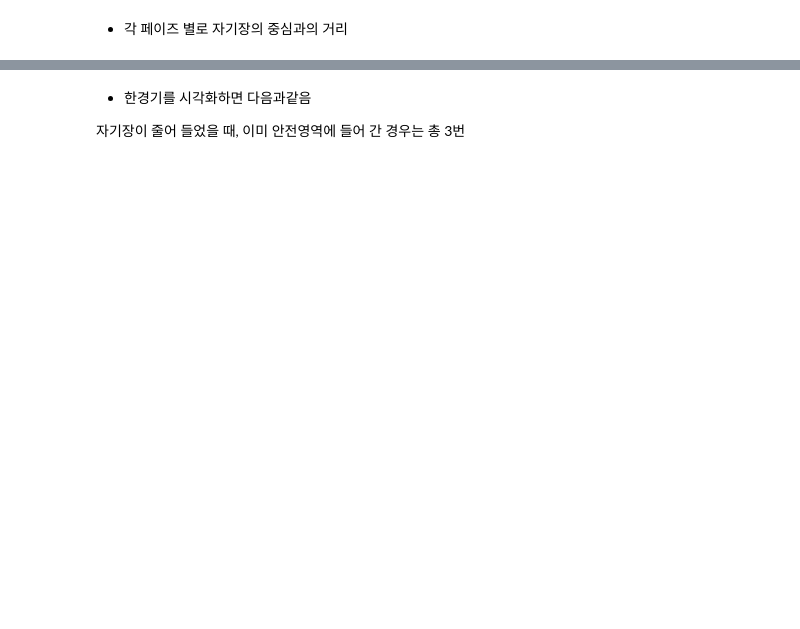
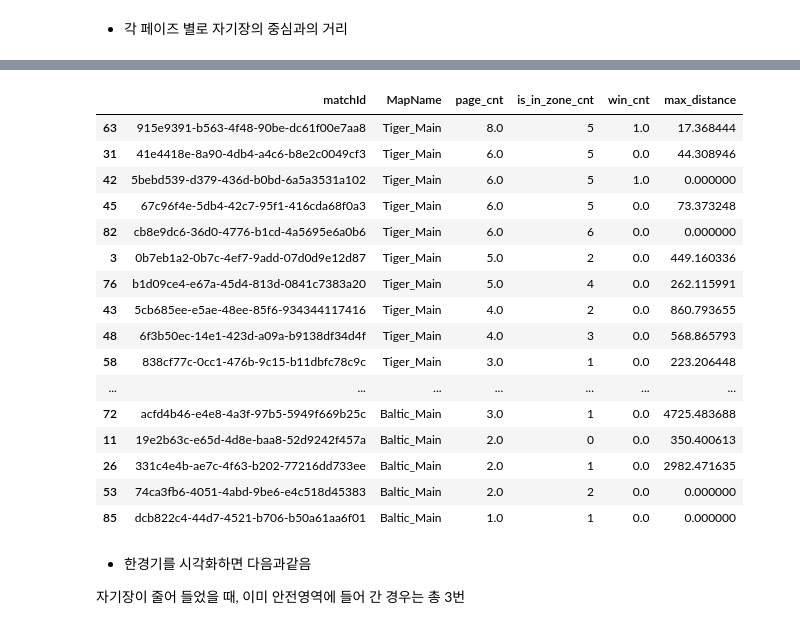
Before and after one commit to KGochae/PUBG, a Jupyter notebook: wak_battleground.ipynb, the cells around one changed output, grey strips where cells are left out. Cells and saved outputs as stored; diff of their text form; code cells hidden in the pictures; blank space fills up the shorter version.

```diff
--- a/wak_battleground.ipynb
+++ b/wak_battleground.ipynb
@@ -1699,0 +1716,4 @@ t
+# %%
+# prompt: next_blueZone.x	next_blueZone.y	next_blueZoneRadius 값이 nan 이고  lag.character.location.x	lag.character.location.y 값이 있는 ['matchId']경우 ['win'] 컬럼의 값을 1로 해줘
+
+t.loc[t['next_blueZone.x'].isna() & t['lag.character.location.x'].notna(), 'win'] = 1
@@ -1699,0 +1726,5 @@ t
+# %%
+#  lag.character.location.x	lag.character.location.y	컬럼의 값만 nan 인 경우 죽은것
+# 유저의 좌표는 있지만 자기장이 nana 인 경우 -> 게임에 승리해서 자기장이 더이상 안옴
+
+fianl_bluzone_df = t.dropna(subset=['lag.character.location.x','lag.character.location.y'])
@@ -1700,3 +1768,28 @@ t
+# %%
+fianl_bluzone_df.groupby(['matchId','MapName']).agg(
+    page_cnt = pd.NamedAgg(column='page',aggfunc='max'),
+    is_in_zone_cnt = pd.NamedAgg(column='is_in_zone',aggfunc='sum'),
+    win_cnt = pd.NamedAgg(column='win',aggfunc='sum'),
+    max_distance = pd.NamedAgg(column='distance',aggfunc='max'),
+).reset_index().sort_values(by=['MapName','page_cnt'],ascending=False)
+# %% [output]
+|  | matchId | MapName | page_cnt | is_in_zone_cnt | win_cnt | max_distance |
+| 63 | 915e9391-b563-4f48-90be-dc61f00e7aa8 | Tiger_Main | 8.0 | 5 | 1.0 | 17.368444 |
+| 31 | 41e4418e-8a90-4db4-a4c6-b8e2c0049cf3 | Tiger_Main | 6.0 | 5 | 0.0 | 44.308946 |
+| 42 | 5bebd539-d379-436d-b0bd-6a5a3531a102 | Tiger_Main | 6.0 | 5 | 1.0 | 0.000000 |
+| 45 | 67c96f4e-5db4-42c7-95f1-416cda68f0a3 | Tiger_Main | 6.0 | 5 | 0.0 | 73.373248 |
+| 82 | cb8e9dc6-36d0-4776-b1cd-4a5695e6a0b6 | Tiger_Main | 6.0 | 6 | 0.0 | 0.000000 |
+| 3 | 0b7eb1a2-0b7c-4ef7-9add-07d0d9e12d87 | Tiger_Main | 5.0 | 2 | 0.0 | 449.160336 |
+| 76 | b1d09ce4-e67a-45d4-813d-0841c7383a20 | Tiger_Main | 5.0 | 4 | 0.0 | 262.115991 |
+| 43 | 5cb685ee-e5ae-48ee-85f6-934344117416 | Tiger_Main | 4.0 | 2 | 0.0 | 860.793655 |
+| 48 | 6f3b50ec-14e1-423d-a09a-b9138df34d4f | Tiger_Main | 4.0 | 3 | 0.0 | 568.865793 |
+| 58 | 838cf77c-0cc1-476b-9c15-b11dbfc78c9c | Tiger_Main | 3.0 | 1 | 0.0 | 223.206448 |
+| ... | ... | ... | ... | ... | ... | ... |
+| 72 | acfd4b46-e4e8-4a3f-97b5-5949f669b25c | Baltic_Main | 3.0 | 1 | 0.0 | 4725.483688 |
+| 11 | 19e2b63c-e65d-4d8e-baa8-52d9242f457a | Baltic_Main | 2.0 | 0 | 0.0 | 350.400613 |
+| 26 | 331c4e4b-ae7c-4f63-b202-77216dd733ee | Baltic_Main | 2.0 | 1 | 0.0 | 2982.471635 |
+| 53 | 74ca3fb6-4051-4abd-9be6-e4c518d45383 | Baltic_Main | 2.0 | 2 | 0.0 | 0.000000 |
+| 85 | dcb822c4-44d7-4521-b706-b50a61aa6f01 | Baltic_Main | 1.0 | 1 | 0.0 | 0.000000 |
 # %% [markdown]
 * 한경기를 시각화하면 다음과같음
 
```
Also changed, not shown: parts of 53 cells of this notebook.
